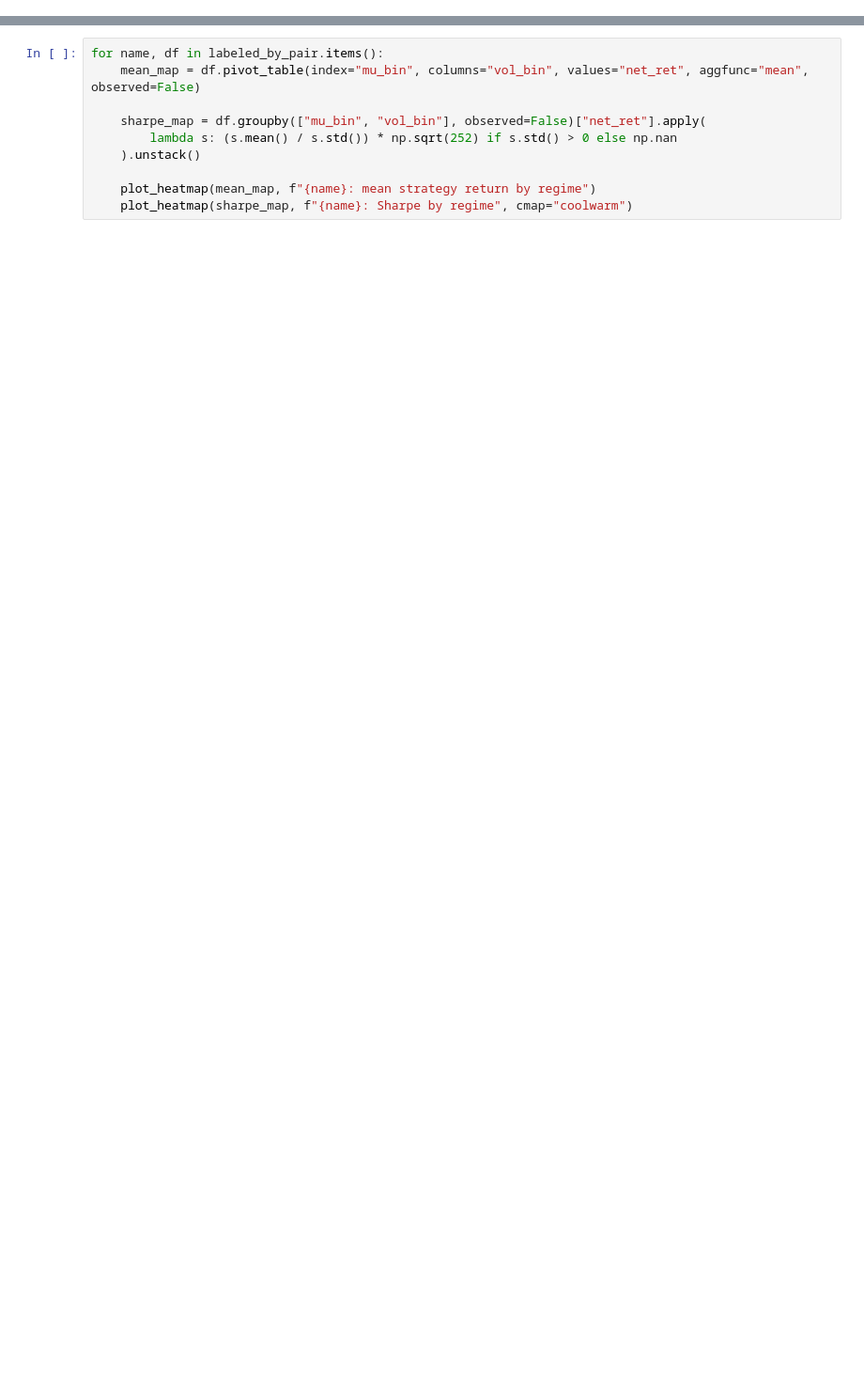
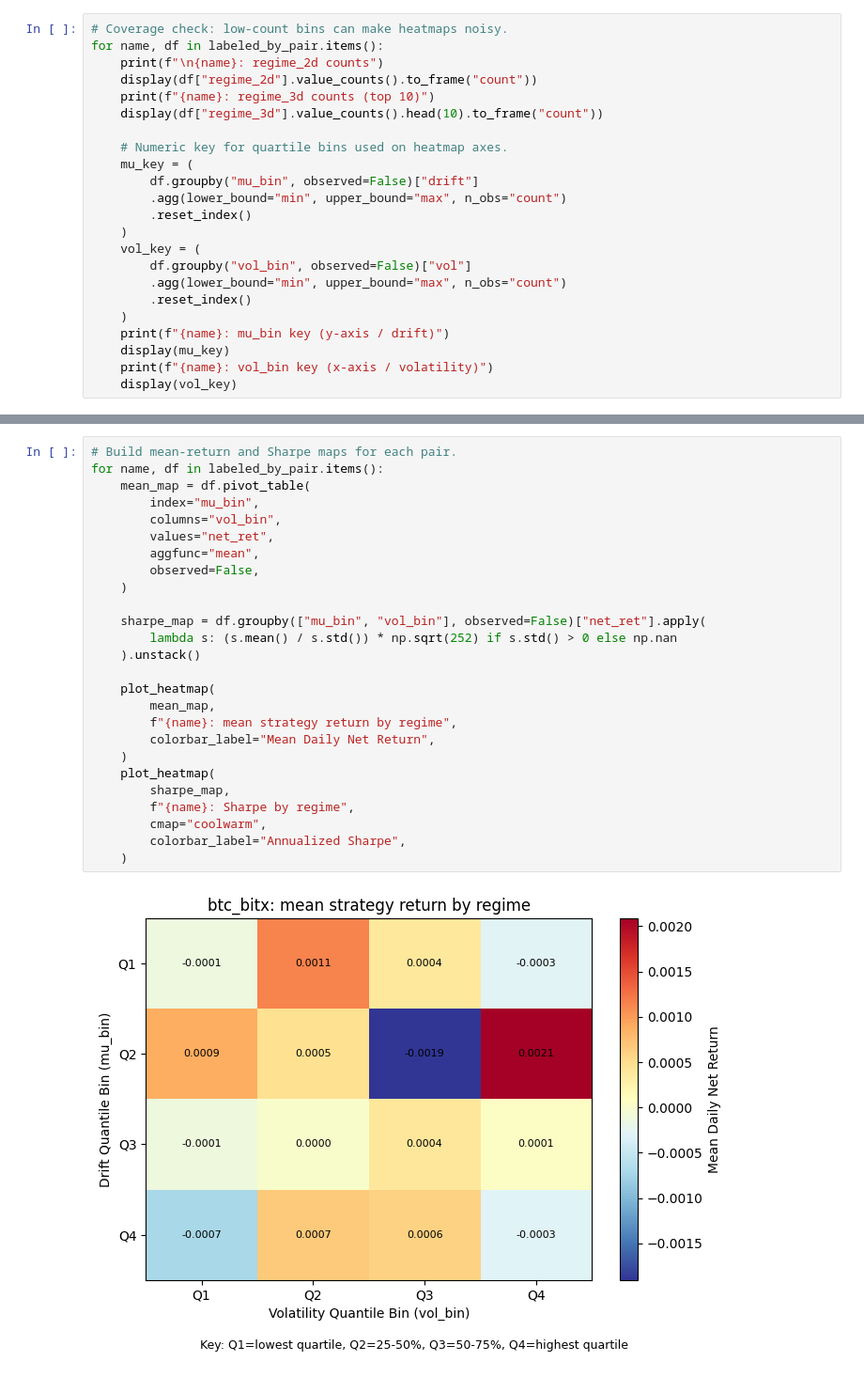
Before and after one commit to Christopher-Xu1/LS-ETF-vol-decay-research, a Jupyter notebook: notebooks/02_regime_maps.ipynb, the cells around one changed output, grey strips where cells are left out. Shown at 94% size. Drawn from its saved outputs; the diff is of its cells as text; blank space fills up the shorter version.

```diff
--- a/notebooks/02_regime_maps.ipynb
+++ b/notebooks/02_regime_maps.ipynb
@@ -31,0 +54,23 @@ print("Regimes generated for:", list(labeled_by_pair.keys()))
+# %%
+# Coverage check: low-count bins can make heatmaps noisy.
+for name, df in labeled_by_pair.items():
+    print(f"\n{name}: regime_2d counts")
+    display(df["regime_2d"].value_counts().to_frame("count"))
+    print(f"{name}: regime_3d counts (top 10)")
+    display(df["regime_3d"].value_counts().head(10).to_frame("count"))
+
+    # Numeric key for quartile bins used on heatmap axes.
+    mu_key = (
+        df.groupby("mu_bin", observed=False)["drift"]
+        .agg(lower_bound="min", upper_bound="max", n_obs="count")
+        .reset_index()
+    )
+    vol_key = (
+        df.groupby("vol_bin", observed=False)["vol"]
+        .agg(lower_bound="min", upper_bound="max", n_obs="count")
+        .reset_index()
+    )
+    print(f"{name}: mu_bin key (y-axis / drift)")
+    display(mu_key)
+    print(f"{name}: vol_bin key (x-axis / volatility)")
+    display(vol_key)
@@ -48,11 +162,29 @@ def plot_heatmap(df: pd.DataFrame, title: str, cmap: str = "RdYlBu_r"):
     plt.show()
 # %%
+# Build mean-return and Sharpe maps for each pair.
 for name, df in labeled_by_pair.items():
-    mean_map = df.pivot_table(index="mu_bin", columns="vol_bin", values="net_ret", aggfunc="mean", observed=False)
+    mean_map = df.pivot_table(
+        index="mu_bin",
+        columns="vol_bin",
+        values="net_ret",
+        aggfunc="mean",
+        observed=False,
+    )
 
     sharpe_map = df.groupby(["mu_bin", "vol_bin"], observed=False)["net_ret"].apply(
         lambda s: (s.mean() / s.std()) * np.sqrt(252) if s.std() > 0 else np.nan
     ).unstack()
 
-    plot_heatmap(mean_map, f"{name}: mean strategy return by regime")
-    plot_heatmap(sharpe_map, f"{name}: Sharpe by regime", cmap="coolwarm")
+    plot_heatmap(
+        mean_map,
+        f"{name}: mean strategy return by regime",
+        colorbar_label="Mean Daily Net Return",
+    )
+    plot_heatmap(
+        sharpe_map,
+        f"{name}: Sharpe by regime",
+        cmap="coolwarm",
+        colorbar_label="Annualized Sharpe",
+    )
+# %% [output]
+[figure, added]
```
Also changed, not shown: parts of 13 cells of this notebook, 15 other files.
